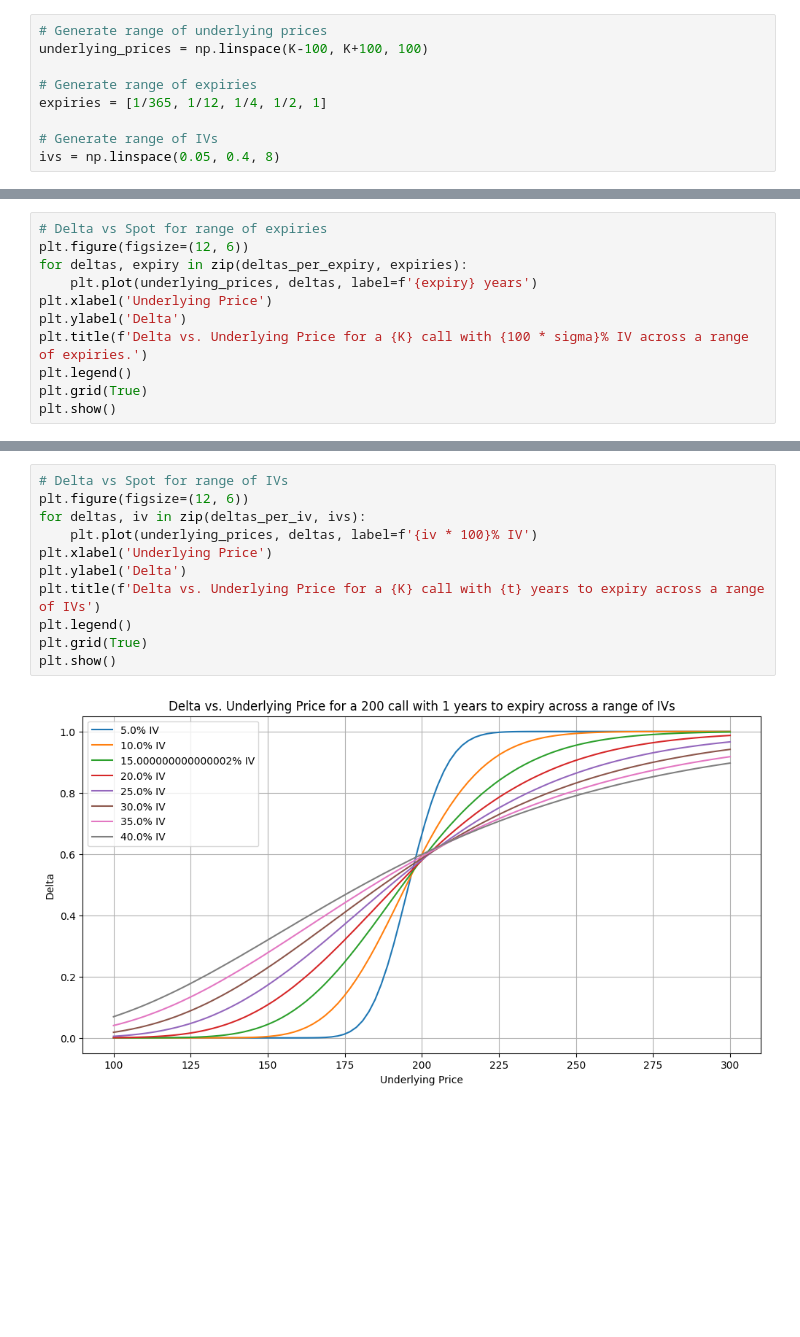
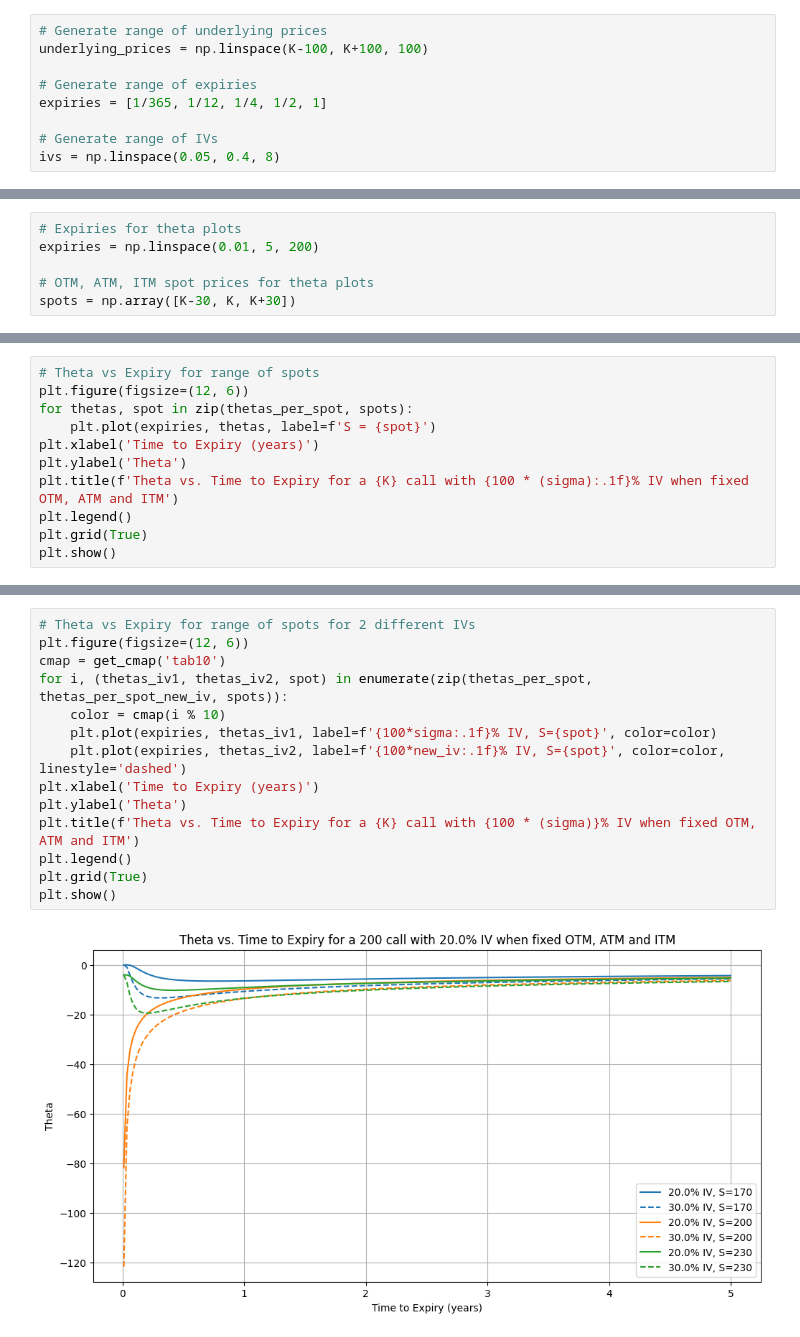
Before and after one commit to ed-churchill/implied-order-book, a Jupyter notebook: black-scholes-modelling.ipynb, the cells around one changed output, grey strips where cells are left out. Drawn from its saved outputs; the diff is of its cells as text; blank space fills up the shorter version.

Commit message:
Add analysis on theta

```diff
--- a/black-scholes-modelling.ipynb
+++ b/black-scholes-modelling.ipynb
@@ -453,0 +539,6 @@ deltas_per_iv = [
+# %%
+# Expiries for theta plots
+expiries = np.linspace(0.01, 5, 200)
+
+# OTM, ATM, ITM spot prices for theta plots
+spots = np.array([K-30, K, K+30])
@@ -454,11 +601,11 @@ deltas_per_iv = [
 # %%
-# Delta vs Spot for range of expiries
+# Theta vs Expiry for range of spots
 plt.figure(figsize=(12, 6))
-for deltas, expiry in zip(deltas_per_expiry, expiries):
-    plt.plot(underlying_prices, deltas, label=f'{expiry} years')
-plt.xlabel('Underlying Price')
-plt.ylabel('Delta')
-plt.title(f'Delta vs. Underlying Price for a {K} call with {100 * sigma}% IV across a range of expiries.')
+for thetas, spot in zip(thetas_per_spot, spots):
+    plt.plot(expiries, thetas, label=f'S = {spot}')
+plt.xlabel('Time to Expiry (years)')
+plt.ylabel('Theta')
+plt.title(f'Theta vs. Time to Expiry for a {K} call with {100 * (sigma):.1f}% IV when fixed OTM, ATM and ITM')
 plt.legend()
 plt.grid(True)
 plt.show()
@@ -467,13 +614,16 @@ plt.show()
 # %%
-# Delta vs Spot for range of IVs
+# Theta vs Expiry for range of spots for 2 different IVs
 plt.figure(figsize=(12, 6))
-for deltas, iv in zip(deltas_per_iv, ivs):
-    plt.plot(underlying_prices, deltas, label=f'{iv * 100}% IV')
-plt.xlabel('Underlying Price')
-plt.ylabel('Delta')
-plt.title(f'Delta vs. Underlying Price for a {K} call with {t} years to expiry across a range of IVs')
+cmap = get_cmap('tab10')
+for i, (thetas_iv1, thetas_iv2, spot) in enumerate(zip(thetas_per_spot, thetas_per_spot_new_iv, spots)):
+    color = cmap(i % 10)
+    plt.plot(expiries, thetas_iv1, label=f'{100*sigma:.1f}% IV, S={spot}', color=color)
+    plt.plot(expiries, thetas_iv2, label=f'{100*new_iv:.1f}% IV, S={spot}', color=color, linestyle='dashed')
+plt.xlabel('Time to Expiry (years)')
+plt.ylabel('Theta')
+plt.title(f'Theta vs. Time to Expiry for a {K} call with {100 * (sigma)}% IV when fixed OTM, ATM and ITM')
 plt.legend()
 plt.grid(True)
 plt.show()
 # %% [output]
-[figure, old version]
+[figure, new version]
```
Also changed, not shown: parts of 26 cells of this notebook.
